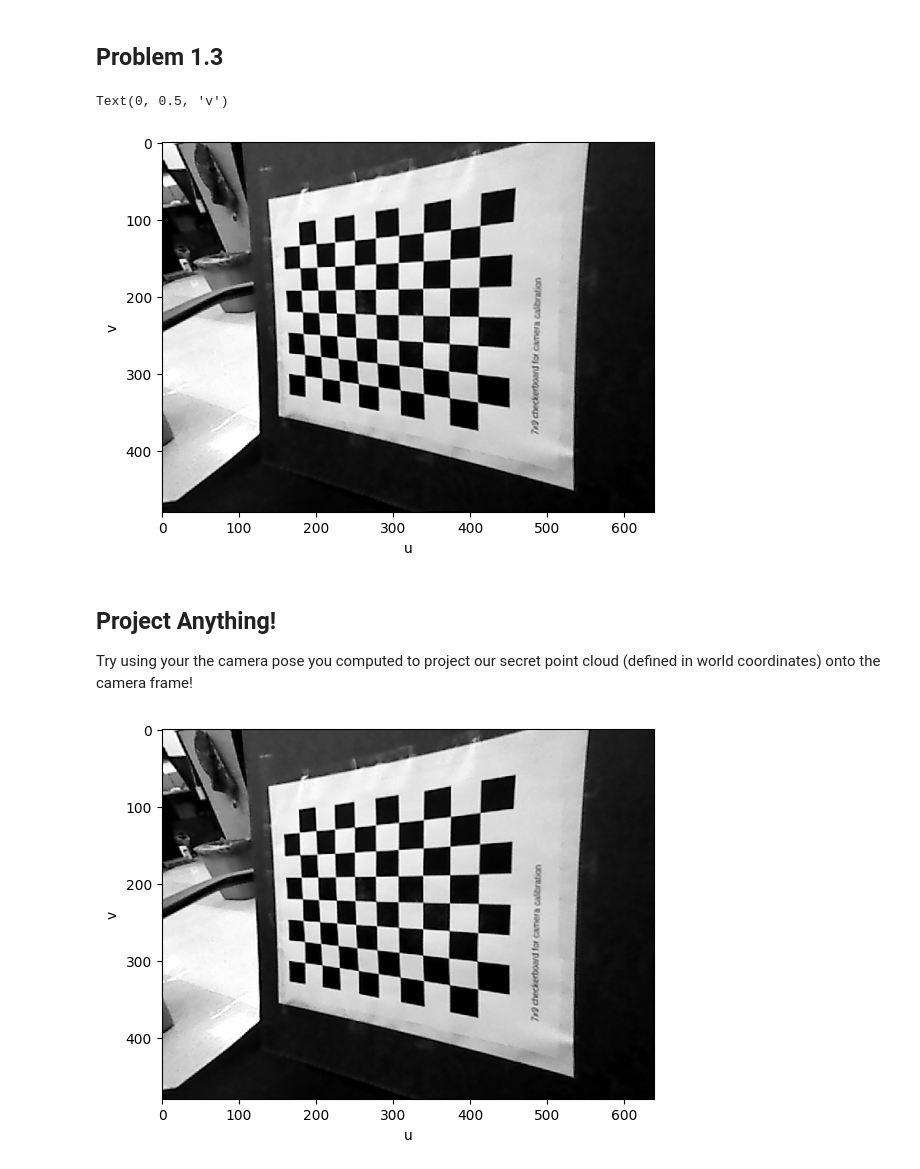
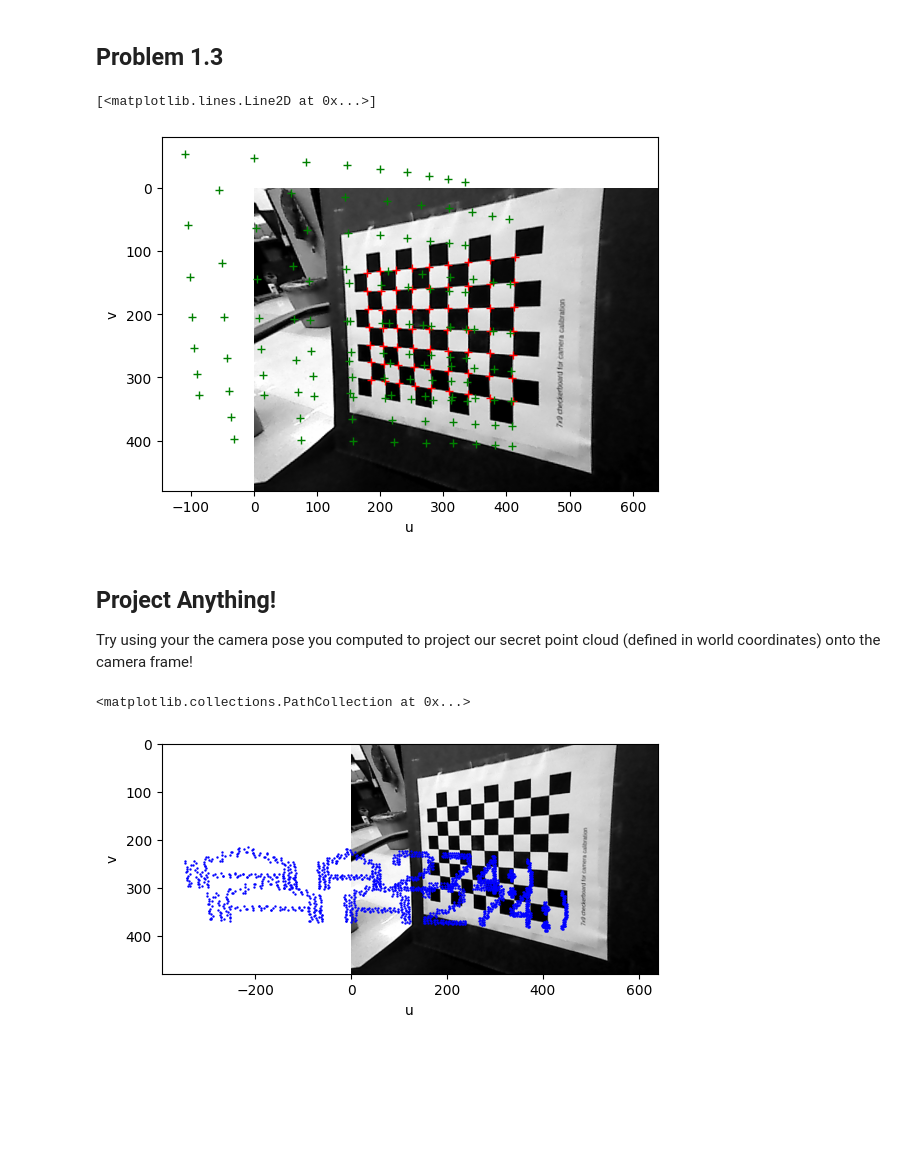
Before and after one commit to QuangMDoan/autonomy, a Jupyter notebook: hw3/hw3p1/p1_extrinsics.ipynb, the cells around one changed output. Cells and saved outputs as stored; diff of their text form; code cells hidden in the pictures; blank space fills up the shorter version.

```diff
--- a/hw3/hw3p1/p1_extrinsics.ipynb
+++ b/hw3/hw3p1/p1_extrinsics.ipynb
@@ -195,11 +195,11 @@ KinvH = KinvH / norm(r0)
 r0 = KinvH[:, 0]
 r1 = KinvH[:, 1]
 r2 = np.cross(r0, r1)
-t = KinvH[:, 2]
+t = KinvH[:, 2].reshape(-1,1)
 
-R = np.hstack((r0, r1, r2))
-print(f"t:\n{t}")
-print(f"R:\n{R}")
+R = np.column_stack((r0, r1, r2))
+print(f"t:\n {np.round(t, 2)}")
+print(f"R:\n {np.round(R, 2)}")
 # --------- YOUR CODE ENDS HERE -----------------
 # %% [output]
 t:
@@ -219,37 +237,48 @@ def transform_world_to_camera(K, R, t, world_coords):
     """
     Args:
         K: np.array with shape (3, 3), camera intrinsics matrix.
         R: np.array with shape (3, 3), camera rotation.
         t: np.array with shape (3, ) or (3, 1), camera translation.
         world_coords: np.array with shape (N, 3), cartesian coordinates (X, Y, Z)
             in world frame to transform into camera pixel space.
     Return:
         uv: np.array with shape (N, 2), with (u, v) coordinates of that are
             the projections of the the world_coords on the image plane.
     """
     # --------- YOUR CODE STARTS HERE ---------------
+    N = world_coords.shape[0]
+    uv_list = []
+    for i in range(N):
+        point_i = world_coords[i, :]
+        uvw = K @ (R @ point_i + t)
+        w = uvw[2]
+        uv = np.array([uvw[0] / w, uvw[1] / w])
+        uv_list.append(uv)
 
     # --------- YOUR CODE ENDS HERE -----------------
-    return uv
+    return np.vstack(uv_list)
 
 ax = plt.subplot()
 ax.imshow(image, cmap="gray")
 ax.set_xlabel("u")
 ax.set_ylabel("v")
 
 # 2) Project the global coordinates of the corners that you calculated
 #       earlier back onto the image using transform_world_to_camera.
 #    Hint: The input world_coords should have shape (63, 3)
 #    Hint: Use the Xs and Ys you got earlier and set Zs = 0.
 #    Hint: You may need to change some of the variable names at the bottom
 #       of this cell to match the names that you used above!
 
 # --------- YOUR CODE STARTS HERE ---------------
-
+corners_3D = np.hstack((X, Y, np.zeros_like(X)))
+corners_2D = transform_world_to_camera(K, R, t, corners_3D)
+ax.plot(corners[:, 0], corners[:, 1], "r+")
+ax.plot(corners_2D[:, 0], corners_2D[:, 1], "g+")
 # --------- YOUR CODE ENDS HERE -----------------
 # %% [output]
-Text(0, 0.5, 'v')
+[<matplotlib.lines.Line2D at 0x...>]
-[figure, old version]
+[figure, new version]
 # %% [markdown]
 ## Project Anything!
 Try using your the camera pose you computed to project our secret point cloud (defined in world coordinates) onto the camera frame!
@@ -263,7 +292,8 @@ ax.set_ylabel("v")
 point_cloud_secret = np.load("p1_data/secret.npy")
 
 # NOTE: Uncomment the lines below when you've finished everything else!
-# uv_secret = transform_world_to_camera(K, R, t, point_cloud_secret)
-# ax.scatter(uv_secret[:, 0], uv_secret[:, 1], s=0.5, c="b")
+uv_secret = transform_world_to_camera(K, R, t, point_cloud_secret)
+ax.scatter(uv_secret[:, 0], uv_secret[:, 1], s=0.5, c="b")
 # %% [output]
+<matplotlib.collections.PathCollection at 0x...>
-[figure, old version]
+[figure, new version]
```
Also changed, not shown: parts of 3 cells of this notebook.
